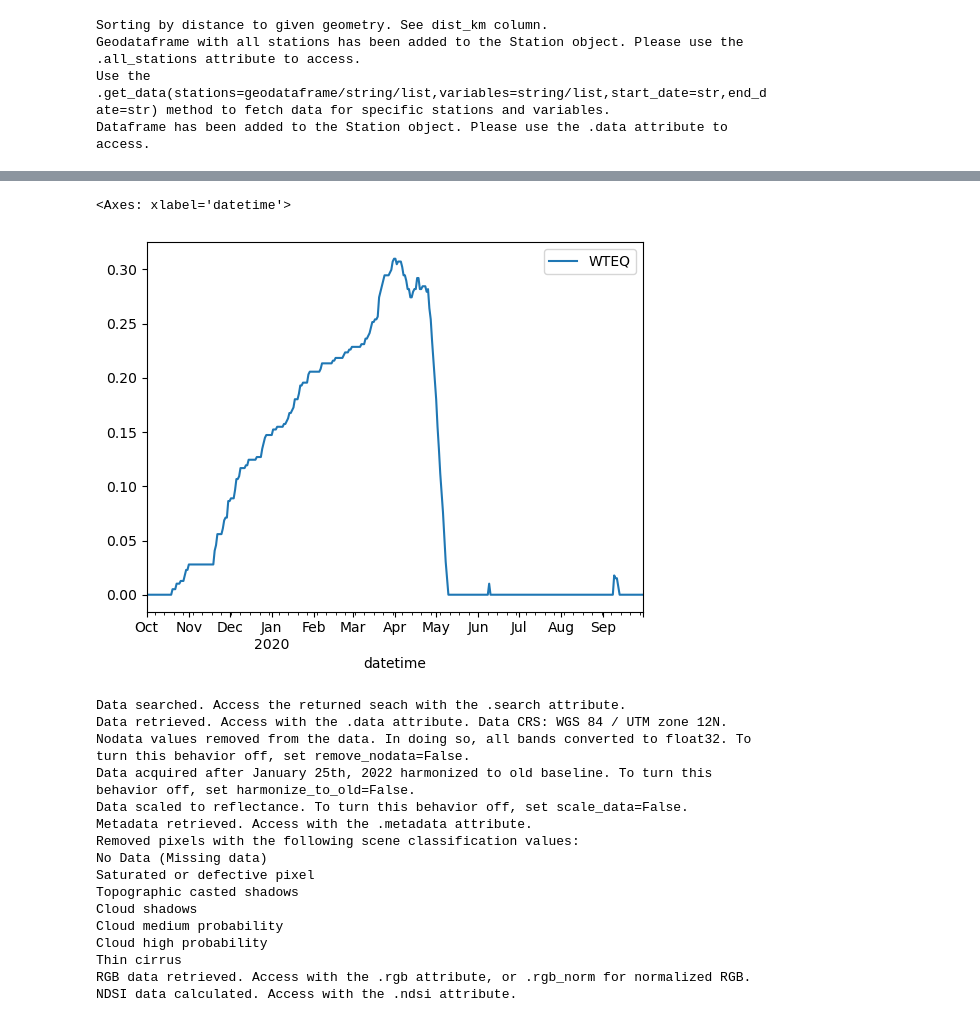
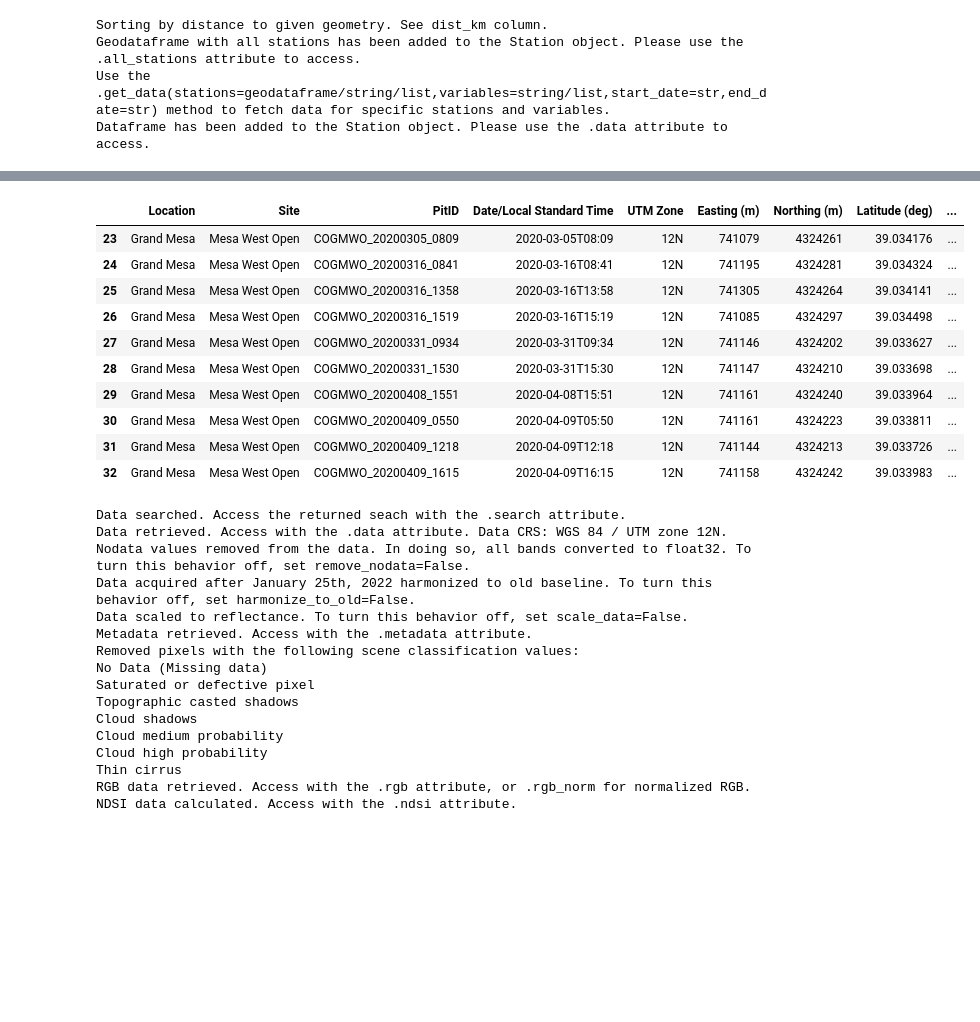
Before and after one commit to snowex-hackweek/snowmelt-timing-2024, a Jupyter notebook: notebooks/combined_data.ipynb, the cells around one changed output, grey strips where cells are left out. Saved outputs shown, nothing was run; the diff lists cells and outputs as text; code cells hidden in the pictures; blank space fills up the shorter version.

```diff
--- a/notebooks/combined_data.ipynb
+++ b/notebooks/combined_data.ipynb
@@ -45,9 +31,20 @@ station_collection.data
-# %%
-f,ax=plt.subplots()
-station_collection.data.loc[slice(start_date,end_date)].plot(ax=ax)
-# %% [output]
-<Axes: xlabel='datetime'>
-[figure, removed]
+# %%
+df = pd.read_csv('../contributors/andrea/SP_20.csv',skiprows=32)
+df=df[df.Site=='Mesa West Open']
+df['SWE'] = df['SWE (mm)'].replace(-9999, np.nan)/1000
+df
+# %% [output]
+|  | Location | Site | PitID | Date/Local Standard Time | UTM Zone | Easting (m) | Northing (m) | Latitude (deg) | ... |
+| 23 | Grand Mesa | Mesa West Open | COGMWO_20200305_0809 | 2020-03-05T08:09 | 12N | 741079 | 4324261 | 39.034176 | ... |
+| 24 | Grand Mesa | Mesa West Open | COGMWO_20200316_0841 | 2020-03-16T08:41 | 12N | 741195 | 4324281 | 39.034324 | ... |
+| 25 | Grand Mesa | Mesa West Open | COGMWO_20200316_1358 | 2020-03-16T13:58 | 12N | 741305 | 4324264 | 39.034141 | ... |
+| 26 | Grand Mesa | Mesa West Open | COGMWO_20200316_1519 | 2020-03-16T15:19 | 12N | 741085 | 4324297 | 39.034498 | ... |
+| 27 | Grand Mesa | Mesa West Open | COGMWO_20200331_0934 | 2020-03-31T09:34 | 12N | 741146 | 4324202 | 39.033627 | ... |
+| 28 | Grand Mesa | Mesa West Open | COGMWO_20200331_1530 | 2020-03-31T15:30 | 12N | 741147 | 4324210 | 39.033698 | ... |
+| 29 | Grand Mesa | Mesa West Open | COGMWO_20200408_1551 | 2020-04-08T15:51 | 12N | 741161 | 4324240 | 39.033964 | ... |
+| 30 | Grand Mesa | Mesa West Open | COGMWO_20200409_0550 | 2020-04-09T05:50 | 12N | 741161 | 4324223 | 39.033811 | ... |
+| 31 | Grand Mesa | Mesa West Open | COGMWO_20200409_1218 | 2020-04-09T12:18 | 12N | 741144 | 4324213 | 39.033726 | ... |
+| 32 | Grand Mesa | Mesa West Open | COGMWO_20200409_1615 | 2020-04-09T16:15 | 12N | 741158 | 4324242 | 39.033983 | ... |
 # %%
 s2 = easysnowdata.remote_sensing.Sentinel2(
     bbox_input=sample_area_gdf,
```
Also changed, not shown: parts of 9 cells of this notebook.
